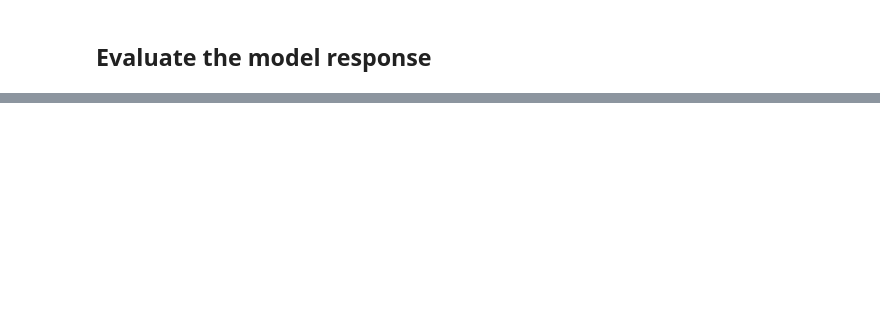
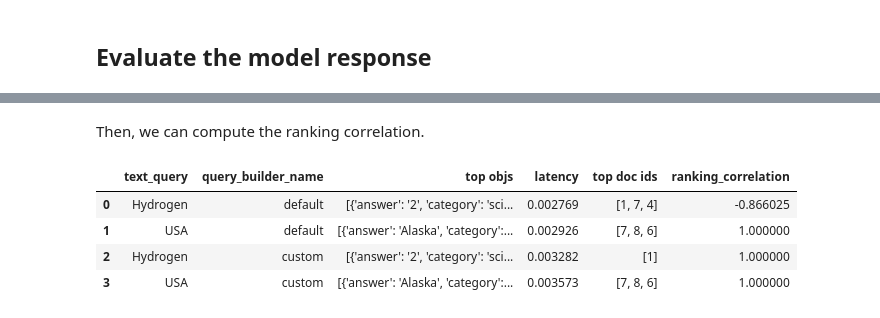
Before and after one commit to hegelai/prompttools, a Jupyter notebook: examples/notebooks/vectordb_experiments/WeaviateExperiment.ipynb, the cells around one changed output, grey strips where cells are left out. Saved outputs shown, nothing was run; the diff lists cells and outputs as text; code cells hidden in the pictures; blank space fills up the shorter version.

```diff
--- a/examples/notebooks/vectordb_experiments/WeaviateExperiment.ipynb
+++ b/examples/notebooks/vectordb_experiments/WeaviateExperiment.ipynb
@@ -228,0 +231,16 @@ For now, please refer to the ChromaDB example for possible evaluation methods (i
+# %%
+_clear_existing_class(class_name)
+_insert_data(data, client)
+
+property_names = ["doc_id", "category", "question", "answer"]  # Specify what property you would like to query
+text_queries = ["Hydrogen", "USA"]  # Your text queries that will be passed in to query builder to create query
+
+
+experiment = WeaviateExperiment(client=client,
+                                class_name=class_name,
+                                use_existing_data=True,
+                                property_names=property_names,
+                                text_queries=text_queries,
+                                query_builders=query_builders)
+experiment.run()
+experiment.visualize()
@@ -228,0 +268,20 @@ For now, please refer to the ChromaDB example for possible evaluation methods (i
+# %% [markdown]
+Then, we can compute the ranking correlation.
+# %%
+from prompttools.utils import ranking_correlation
+
+EXPECTED_RANKING_LIST = [
+    [1, 0, 0],  # Padded
+    [7, 8, 6],
+    [1],
+    [7, 8, 6],
+]
+
+experiment.evaluate("ranking_correlation", ranking_correlation, expected_ranking=EXPECTED_RANKING_LIST)
+experiment.visualize()
+# %% [output]
+|  | text_query | query_builder_name | top objs | latency | top doc ids | ranking_correlation |
+| 0 | Hydrogen | default | [{'answer': '2', 'category': 'sci... | 0.002769 | [1, 7, 4] | -0.866025 |
+| 1 | USA | default | [{'answer': 'Alaska', 'category':... | 0.002926 | [7, 8, 6] | 1.000000 |
+| 2 | Hydrogen | custom | [{'answer': '2', 'category': 'sci... | 0.003282 | [1] | 1.000000 |
+| 3 | USA | custom | [{'answer': 'Alaska', 'category':... | 0.003573 | [7, 8, 6] | 1.000000 |
```
Also changed, not shown: parts of 11 cells of this notebook.
